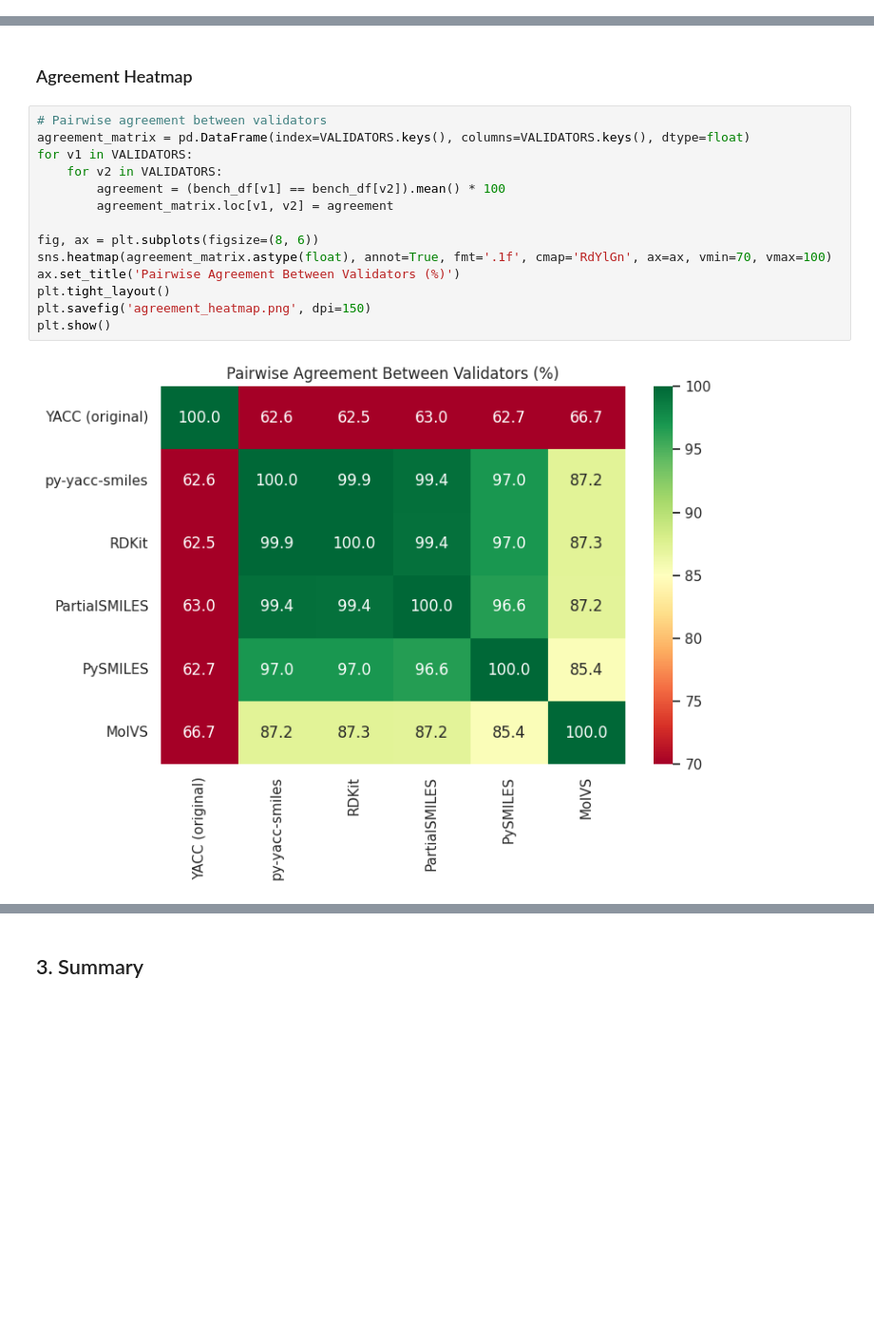
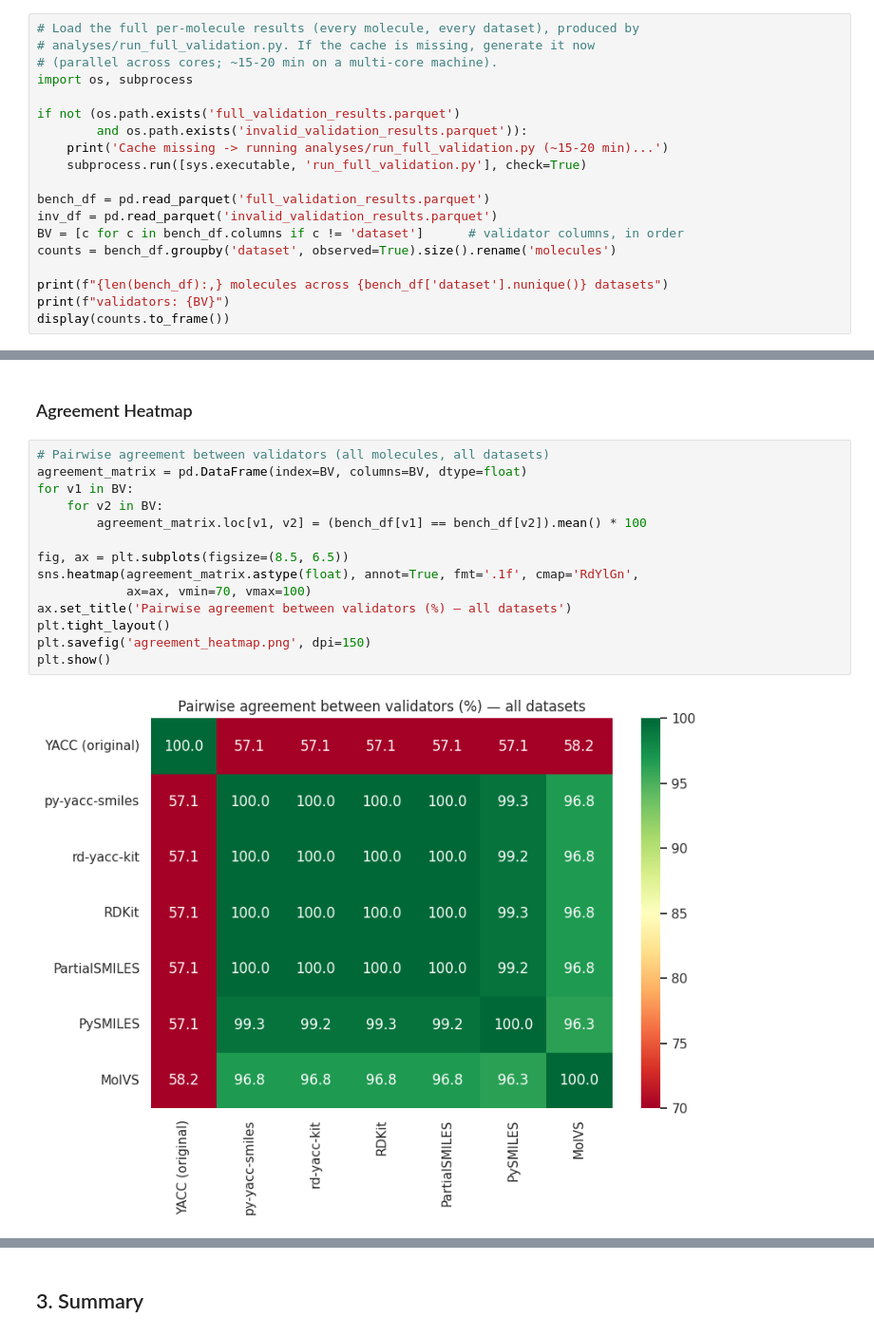
Before and after one commit to Luna-v0/smiles, a Jupyter notebook: analyses/analysingValidator.ipynb, the cells around one changed output, grey strips where cells are left out. Shown at 95% size. Saved outputs shown, nothing was run; the diff lists cells and outputs as text; blank space fills up the shorter version.

```diff
--- a/analyses/analysingValidator.ipynb
+++ b/analyses/analysingValidator.ipynb
@@ -376,0 +268,19 @@ display(pass_df)
+# %%
+# Load the full per-molecule results (every molecule, every dataset), produced by
+# analyses/run_full_validation.py. If the cache is missing, generate it now
+# (parallel across cores; ~15-20 min on a multi-core machine).
+import os, subprocess
+
+if not (os.path.exists('full_validation_results.parquet')
+        and os.path.exists('invalid_validation_results.parquet')):
+    print('Cache missing -> running analyses/run_full_validation.py (~15-20 min)...')
+    subprocess.run([sys.executable, 'run_full_validation.py'], check=True)
+
+bench_df = pd.read_parquet('full_validation_results.parquet')
+inv_df = pd.read_parquet('invalid_validation_results.parquet')
+BV = [c for c in bench_df.columns if c != 'dataset']      # validator columns, in order
+counts = bench_df.groupby('dataset', observed=True).size().rename('molecules')
+
+print(f"{len(bench_df):,} molecules across {bench_df['dataset'].nunique()} datasets")
+print(f"validators: {BV}")
+display(counts.to_frame())
@@ -392,18 +384,18 @@ plt.show()
 # %% [markdown]
 ### Agreement Heatmap
 # %%
-# Pairwise agreement between validators
-agreement_matrix = pd.DataFrame(index=VALIDATORS.keys(), columns=VALIDATORS.keys(), dtype=float)
-for v1 in VALIDATORS:
-    for v2 in VALIDATORS:
-        agreement = (bench_df[v1] == bench_df[v2]).mean() * 100
-        agreement_matrix.loc[v1, v2] = agreement
+# Pairwise agreement between validators (all molecules, all datasets)
+agreement_matrix = pd.DataFrame(index=BV, columns=BV, dtype=float)
+for v1 in BV:
+    for v2 in BV:
+        agreement_matrix.loc[v1, v2] = (bench_df[v1] == bench_df[v2]).mean() * 100
 
-fig, ax = plt.subplots(figsize=(8, 6))
-sns.heatmap(agreement_matrix.astype(float), annot=True, fmt='.1f', cmap='RdYlGn', ax=ax, vmin=70, vmax=100)
-ax.set_title('Pairwise Agreement Between Validators (%)')
+fig, ax = plt.subplots(figsize=(8.5, 6.5))
+sns.heatmap(agreement_matrix.astype(float), annot=True, fmt='.1f', cmap='RdYlGn',
+            ax=ax, vmin=70, vmax=100)
+ax.set_title('Pairwise agreement between validators (%) — all datasets')
 plt.tight_layout()
 plt.savefig('agreement_heatmap.png', dpi=150)
 plt.show()
 # %% [output]
-[figure, old version]
+[figure, new version]
```
Also changed, not shown: parts of 31 cells of this notebook, 14 other files.
